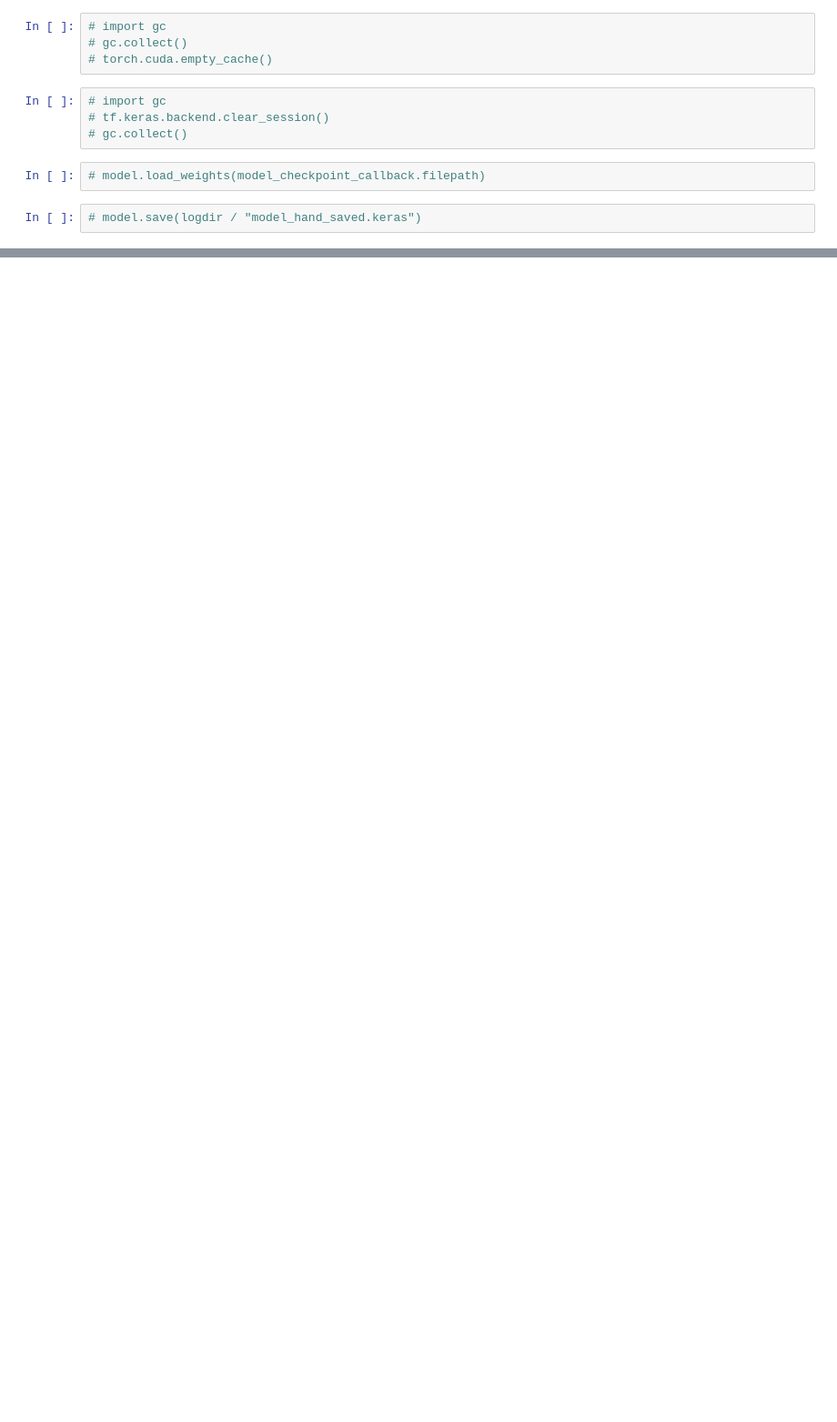
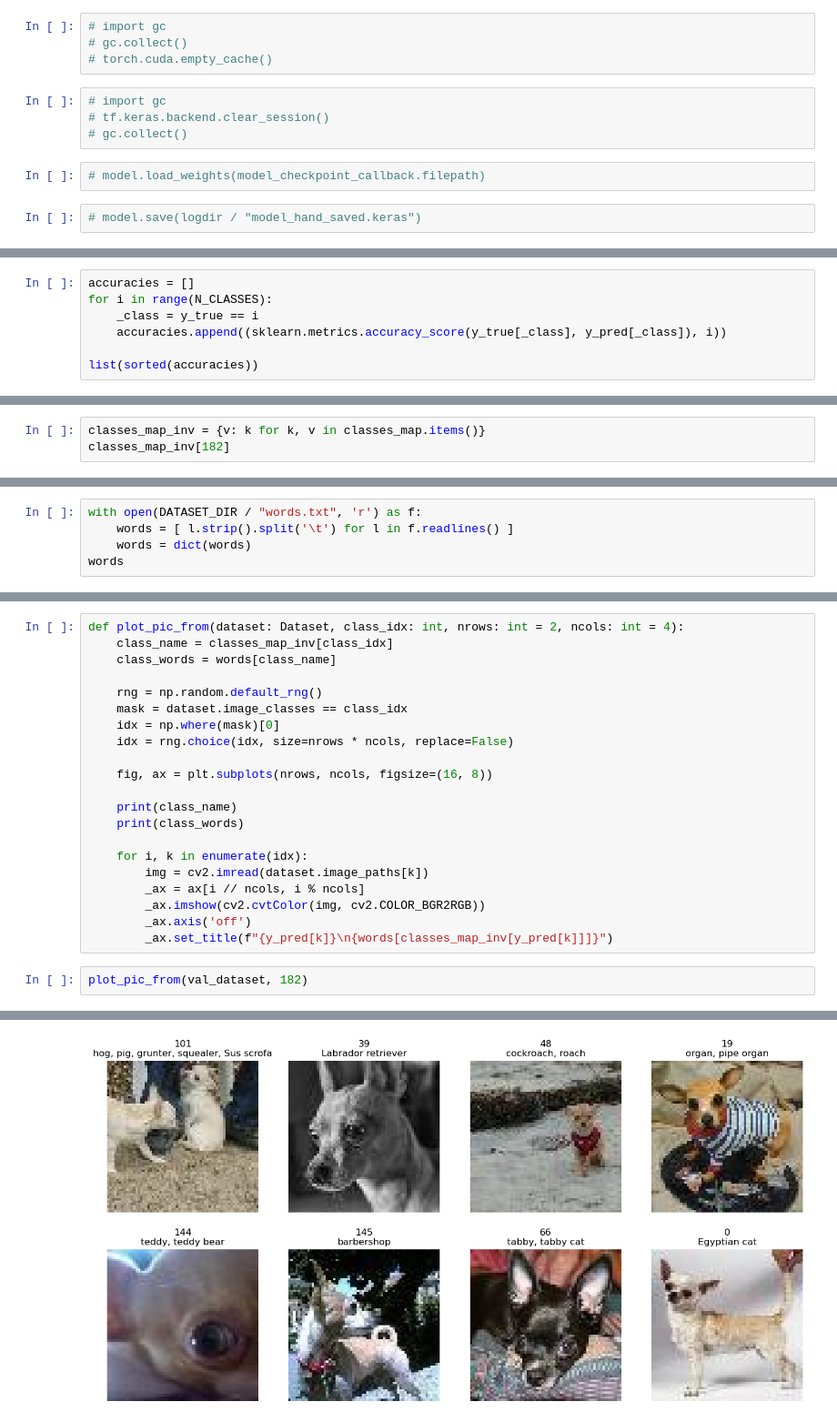
Before and after one commit to Dezzelshipc/CompMath2, a Jupyter notebook: machine-learning/B Tiny ImageNet/tiny_image_net.ipynb, the cells around one changed output, grey strips where cells are left out. Shown at 91% size. Drawn from its saved outputs; the diff is of its cells as text; blank space fills up the shorter version.

```diff
--- a/machine-learning/B Tiny ImageNet/tiny_image_net.ipynb
+++ b/machine-learning/B Tiny ImageNet/tiny_image_net.ipynb
@@ -392,0 +382,7 @@ plt.savefig(logdir / 'valid_true.png')
+# %%
+accuracies = []
+for i in range(N_CLASSES):
+    _class = y_true == i
+    accuracies.append((sklearn.metrics.accuracy_score(y_true[_class], y_pred[_class]), i))
+
+list(sorted(accuracies))
@@ -392,0 +407,3 @@ plt.savefig(logdir / 'valid_true.png')
+# %%
+classes_map_inv = {v: k for k, v in classes_map.items()}
+classes_map_inv[182]
@@ -392,0 +412,5 @@ plt.savefig(logdir / 'valid_true.png')
+# %%
+with open(DATASET_DIR / "words.txt", 'r') as f:
+    words = [ l.strip().split('\t') for l in f.readlines() ]
+    words = dict(words)
+words
@@ -392,0 +435,24 @@ plt.savefig(logdir / 'valid_true.png')
+# %%
+def plot_pic_from(dataset: Dataset, class_idx: int, nrows: int = 2, ncols: int = 4):
+    class_name = classes_map_inv[class_idx]
+    class_words = words[class_name]
+
+    rng = np.random.default_rng()
+    mask = dataset.image_classes == class_idx
+    idx = np.where(mask)[0]
+    idx = rng.choice(idx, size=nrows * ncols, replace=False)
+
+    fig, ax = plt.subplots(nrows, ncols, figsize=(16, 8))
+
+    print(class_name)
+    print(class_words)
+
+    for i, k in enumerate(idx):
+        img = cv2.imread(dataset.image_paths[k])
+        _ax = ax[i // ncols, i % ncols]
+        _ax.imshow(cv2.cvtColor(img, cv2.COLOR_BGR2RGB))
+        _ax.axis('off')
+        _ax.set_title(f"{y_pred[k]}\n{words[classes_map_inv[y_pred[k]]]}")
+# %%
+plot_pic_from(val_dataset, 182)
+# %% [output]
@@ -392,0 +461 @@ plt.savefig(logdir / 'valid_true.png')
+[figure, added]
```
Also changed, not shown: parts of 17 cells of this notebook, 1 other file.
